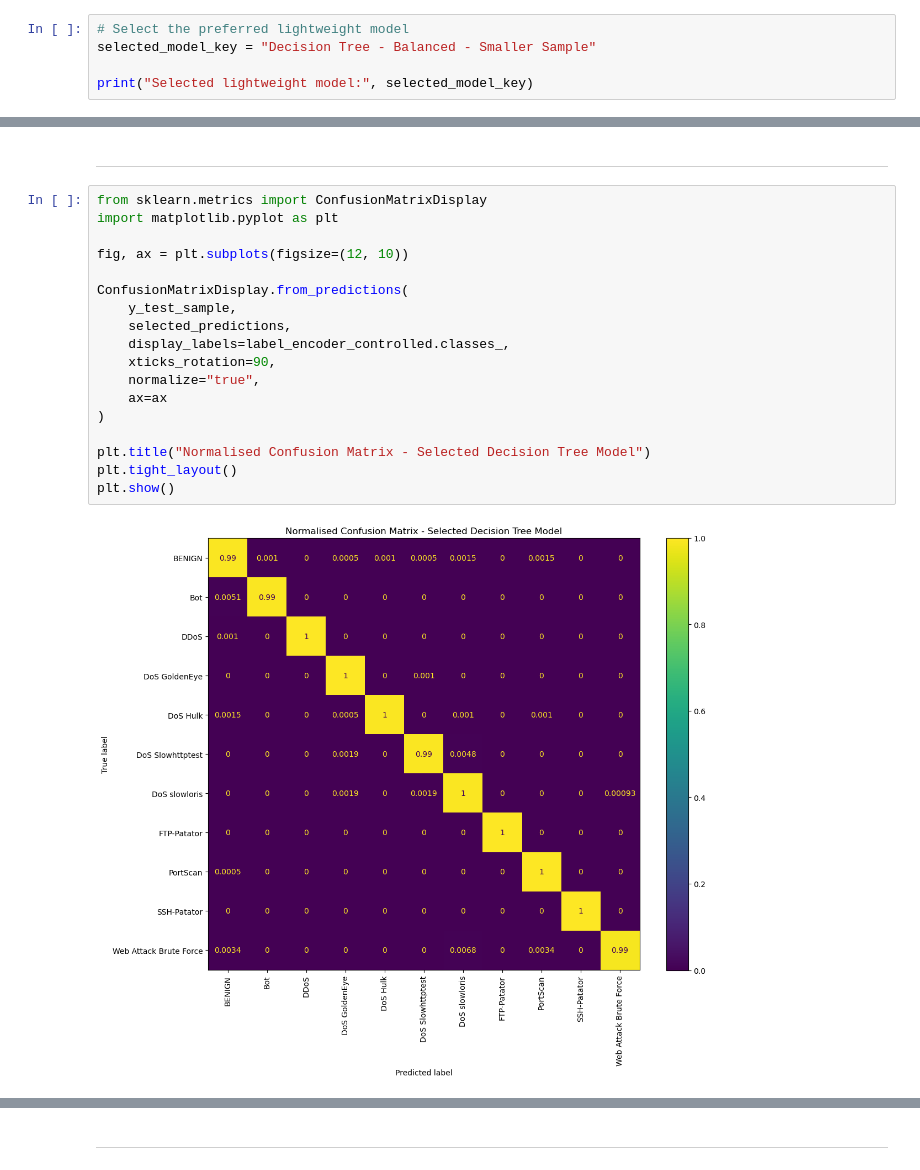
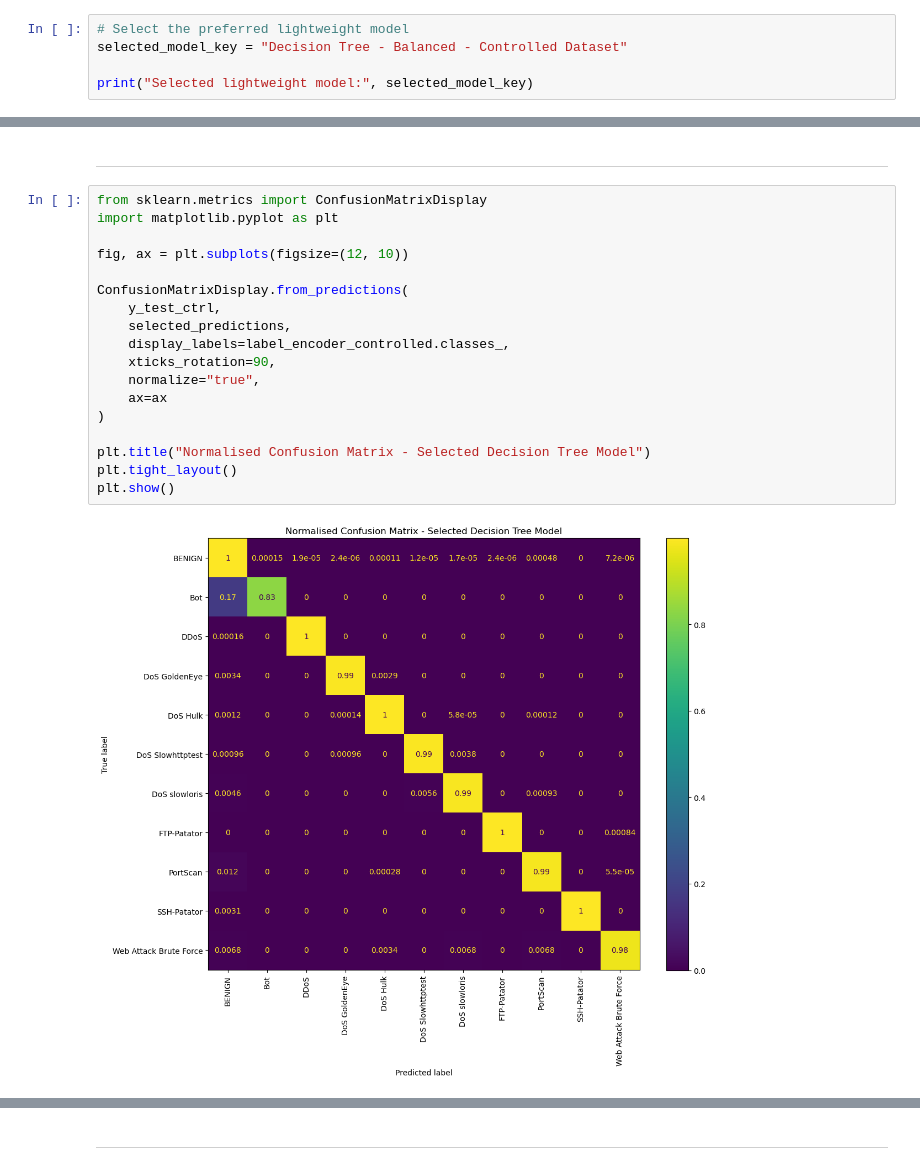
Before and after one commit to Thiago2022161/IDS-CA2-Thiago, a Jupyter notebook: IDS_CA2.ipynb, the cells around one changed output, grey strips where cells are left out. Cells and saved outputs as stored; diff of their text form.

```diff
--- a/IDS_CA2.ipynb
+++ b/IDS_CA2.ipynb
@@ -2058,7 +2097,7 @@ Overall, the final model should not be selected based only on accuracy. Macro F1
 ---
 # %%
 # Select the preferred lightweight model
-selected_model_key = "Decision Tree - Balanced - Smaller Sample"
+selected_model_key = "Decision Tree - Balanced - Controlled Dataset"
 
 print("Selected lightweight model:", selected_model_key)
 # %% [output]
@@ -2114,23 +2153,23 @@ However, these results should be interpreted carefully. A Decision Tree can lear
 # %%
 from sklearn.metrics import ConfusionMatrixDisplay
 import matplotlib.pyplot as plt
 
 fig, ax = plt.subplots(figsize=(12, 10))
 
 ConfusionMatrixDisplay.from_predictions(
-    y_test_sample,
+    y_test_ctrl,
     selected_predictions,
     display_labels=label_encoder_controlled.classes_,
     xticks_rotation=90,
     normalize="true",
     ax=ax
 )
 
 plt.title("Normalised Confusion Matrix - Selected Decision Tree Model")
 plt.tight_layout()
 plt.show()
 # %% [output]
-[figure, old version]
+[figure, new version]
 # %% [markdown]
 #### Confusion matrix interpretation:
 
```
Also changed, not shown: parts of 32 cells of this notebook.
